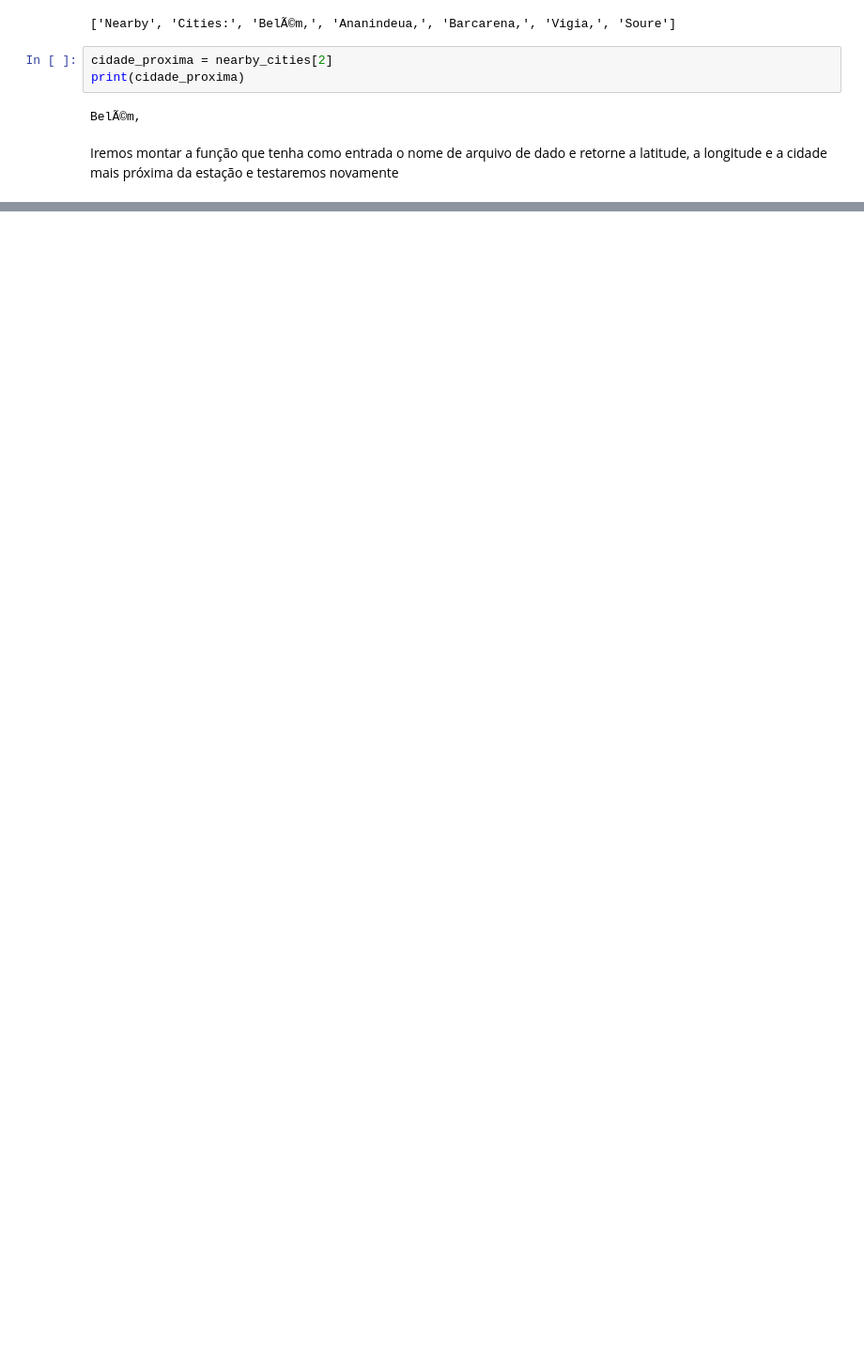
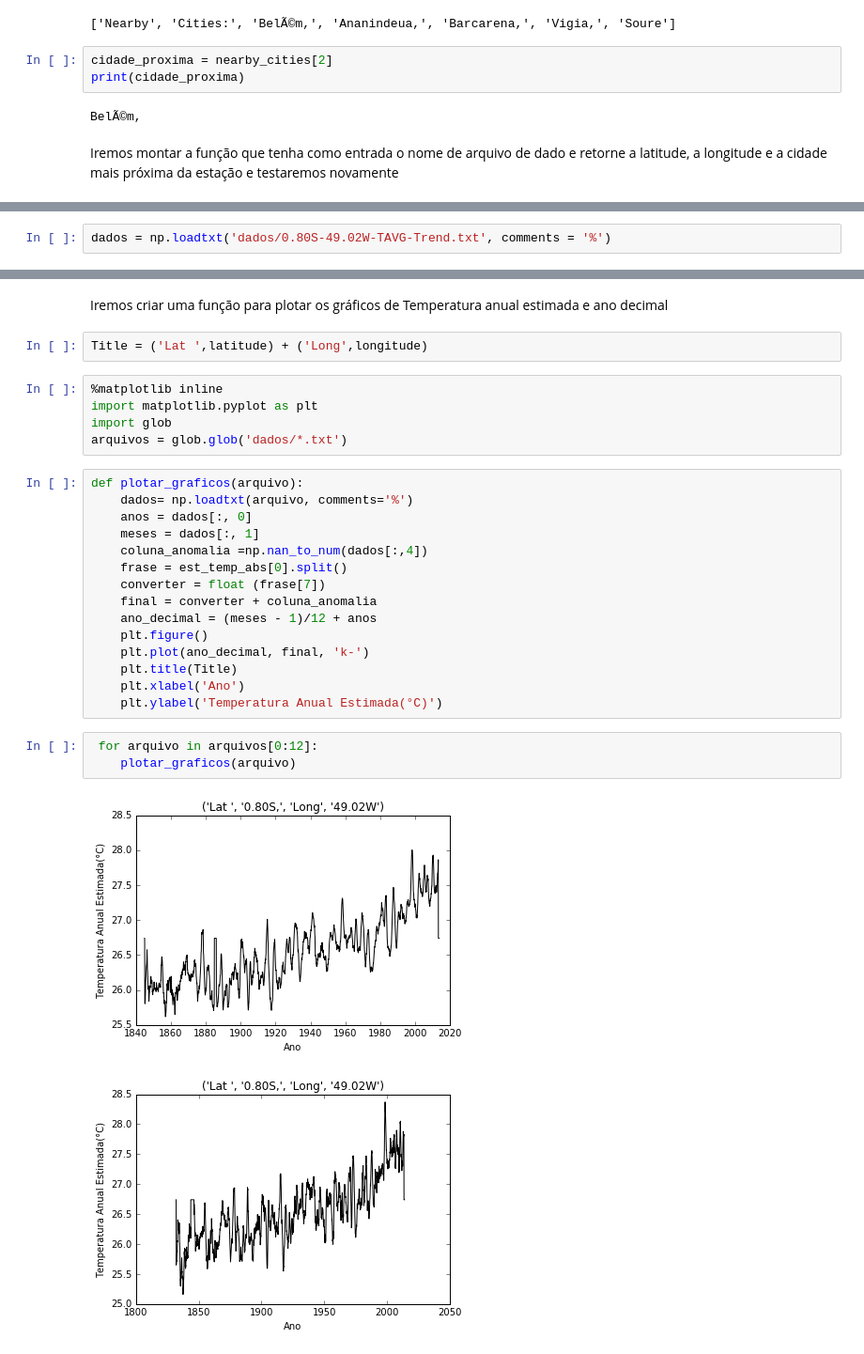
Before and after one commit to mat-esp-2016/python-4-estrelas, a Jupyter notebook: python4.ipynb, the cells around one changed output, grey strips where cells are left out. Shown at 94% size. Saved outputs shown, nothing was run; the diff lists cells and outputs as text; blank space fills up the shorter version.

Commit message:
Modificamos a função da temperatura anual estimada e plotamos os gráficos

```diff
--- a/python4.ipynb
+++ b/python4.ipynb
@@ -61,0 +102,2 @@ BelÃ©m,
+# %%
+dados = np.loadtxt('dados/0.80S-49.02W-TAVG-Trend.txt', comments = '%')
@@ -61,0 +115,30 @@ BelÃ©m,
+# %% [markdown]
+Iremos criar uma função para plotar os gráficos de Temperatura anual estimada e  ano decimal
+# %%
+Title = ('Lat ',latitude) + ('Long',longitude)
+# %%
+%matplotlib inline
+import matplotlib.pyplot as plt
+import glob
+arquivos = glob.glob('dados/*.txt')
+# %%
+def plotar_graficos(arquivo):
+    dados= np.loadtxt(arquivo, comments='%')
+    anos = dados[:, 0]
+    meses = dados[:, 1]
+    coluna_anomalia =np.nan_to_num(dados[:,4])
+    frase = est_temp_abs[0].split()
+    converter = float (frase[7])
+    final = converter + coluna_anomalia
+    ano_decimal = (meses - 1)/12 + anos
+    plt.figure()
+    plt.plot(ano_decimal, final, 'k-')
+    plt.title(Title)
+    plt.xlabel('Ano')
+    plt.ylabel('Temperatura Anual Estimada(°C)')
+# %%
+ for arquivo in arquivos[0:12]:
+    plotar_graficos(arquivo)
+# %% [output]
+[figure, added]
+[figure, added]
```
Also changed, not shown: parts of 22 cells of this notebook.
